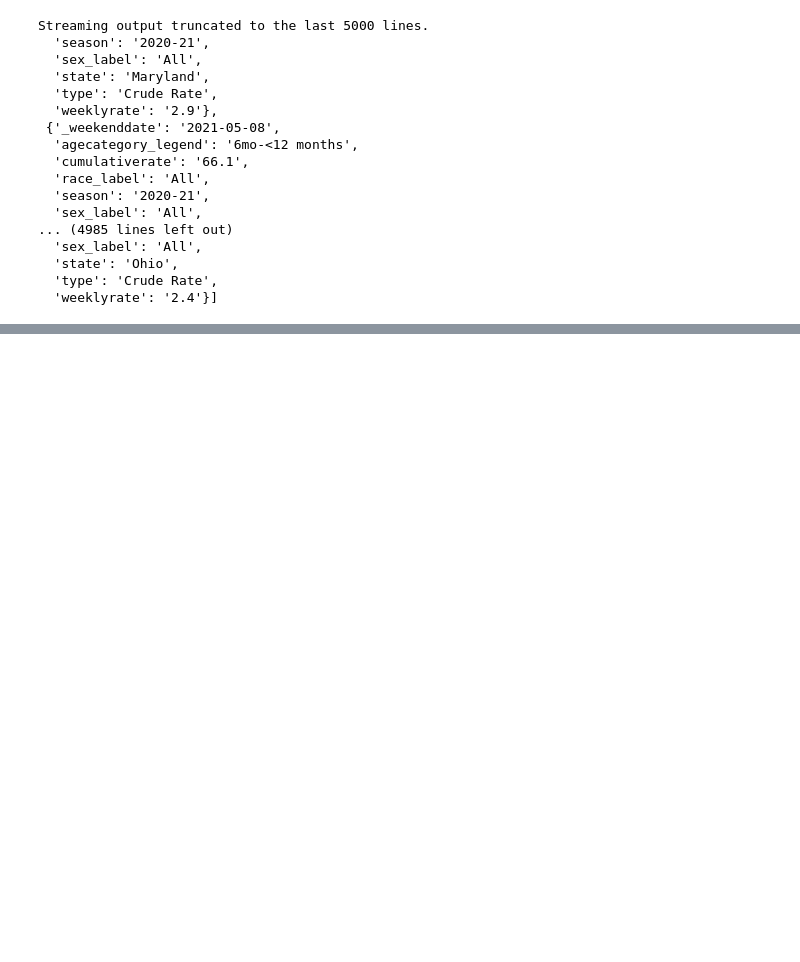
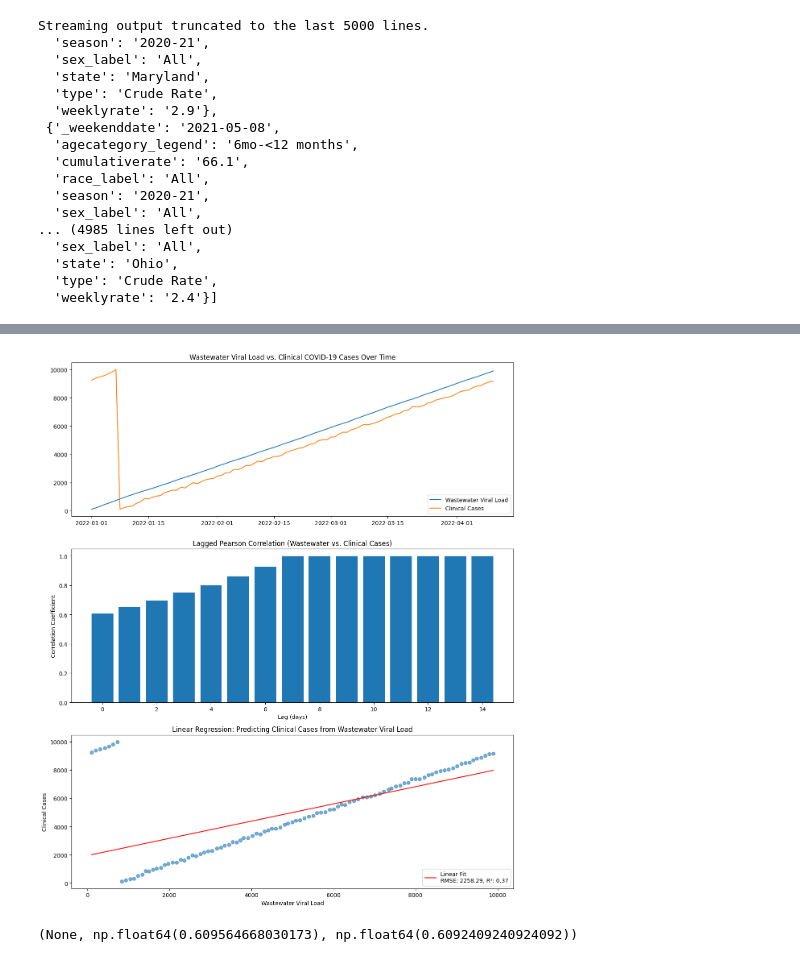
Before and after one commit to victorialovefranklin/victorialovefranklin, a Jupyter notebook: Final_Project_Type1_WW_Surveillance.ipynb, the cells around one changed output, grey strips where cells are left out. Cells and saved outputs as stored; diff of their text form; code cells hidden in the pictures; blank space fills up the shorter version.

```diff
--- a/Final_Project_Type1_WW_Surveillance.ipynb
+++ b/Final_Project_Type1_WW_Surveillance.ipynb
@@ -190,0 +217,72 @@ Streaming output truncated to the last 5000 lines.
+# %%
+import pandas as pd
+import numpy as np
+import matplotlib.pyplot as plt
+import seaborn as sns
+from statsmodels.tsa.stattools import ccf
+from scipy.stats import pearsonr, spearmanr
+from sklearn.linear_model import LinearRegression
+from sklearn.metrics import mean_squared_error, r2_score
+from datetime import timedelta
+
+# Generate sample time series data
+np.random.seed(42)
+dates = pd.date_range(start="2022-01-01", periods=100, freq="D")
+wastewater_viral_load = np.random.normal(loc=100, scale=10, size=100).cumsum()
+clinical_cases = np.roll(wastewater_viral_load, 7) + np.random.normal(loc=0, scale=50, size=100)  # lagged + noise
+
+# Create DataFrame
+df = pd.DataFrame({
+    "Date": dates,
+    "Wastewater_Viral_Load": wastewater_viral_load,
+    "Clinical_Cases": clinical_cases
+})
+df.set_index("Date", inplace=True)
+
+# Calculate Pearson and Spearman correlations
+pearson_corr, _ = pearsonr(df["Wastewater_Viral_Load"], df["Clinical_Cases"])
+spearman_corr, _ = spearmanr(df["Wastewater_Viral_Load"], df["Clinical_Cases"])
+
+# Lag correlation function
+lags = range(0, 15)
+lagged_corrs = [pearsonr(df["Wastewater_Viral_Load"].shift(lag).dropna(),
+                         df["Clinical_Cases"][lag:])[0] for lag in lags]
+
+# Fit linear regression
+X = df["Wastewater_Viral_Load"].values.reshape(-1, 1)
+y = df["Clinical_Cases"].values
+model = LinearRegression().fit(X, y)
+y_pred = model.predict(X)
+
+# Evaluate model
+rmse = np.sqrt(mean_squared_error(y, y_pred))
+r2 = r2_score(y, y_pred)
+
+# Plotting
+fig, axs = plt.subplots(3, 1, figsize=(12, 14))
+
+# Time series plot
+axs[0].plot(df.index, df["Wastewater_Viral_Load"], label="Wastewater Viral Load")
+axs[0].plot(df.index, df["Clinical_Cases"], label="Clinical Cases")
+axs[0].set_title("Wastewater Viral Load vs. Clinical COVID-19 Cases Over Time")
+axs[0].legend()
+
+# Lag correlation plot
+axs[1].bar(lags, lagged_corrs)
+axs[1].set_title("Lagged Pearson Correlation (Wastewater vs. Clinical Cases)")
+axs[1].set_xlabel("Lag (days)")
+axs[1].set_ylabel("Correlation Coefficient")
+
+# Regression plot
+axs[2].scatter(df["Wastewater_Viral_Load"], df["Clinical_Cases"], alpha=0.6)
+axs[2].plot(df["Wastewater_Viral_Load"], y_pred, color="red", label=f"Linear Fit\nRMSE: {rmse:.2f}, R²: {r2:.2f}")
+axs[2].set_title("Linear Regression: Predicting Clinical Cases from Wastewater Viral Load")
+axs[2].set_xlabel("Wastewater Viral Load")
+axs[2].set_ylabel("Clinical Cases")
+axs[2].legend()
+
+plt.tight_layout()
+plt.show(), pearson_corr, spearman_corr
+# %% [output]
+[figure, added]
+(None, np.float64(0.609564668030173), np.float64(0.6092409240924092))
```
Also changed, not shown: parts of 10 cells of this notebook.
